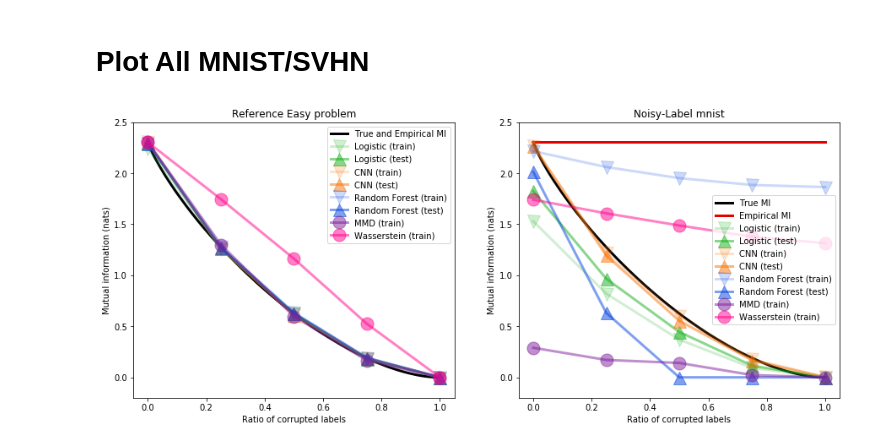
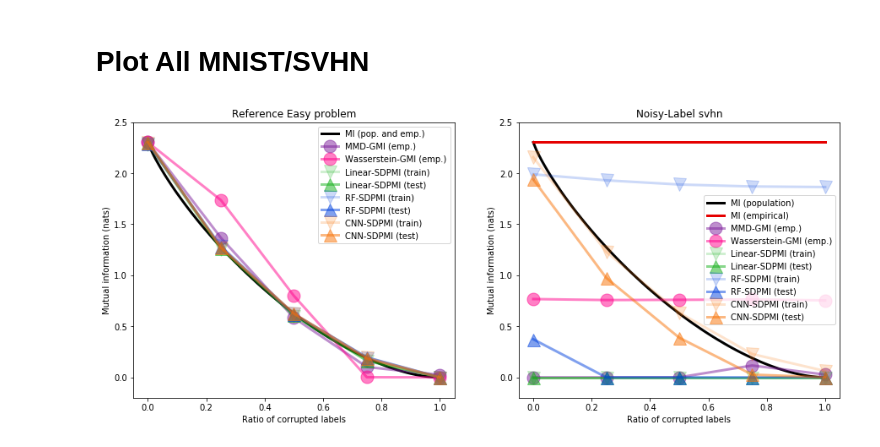
Before and after one commit to gabrielhuang/adversarial-divergence-code, a Jupyter notebook: pmi/pmi mnist.ipynb, the cells around one changed output. Cells and saved outputs as stored; diff of their text form; code cells hidden in the pictures.

```diff
--- a/pmi/pmi mnist.ipynb
+++ b/pmi/pmi mnist.ipynb
@@ -45,8 +45,8 @@ parser.add_argument('--save-model', action='store_true', default=False,
 parser.add_argument('--dataset', required=True, choices=['mnist', 'svhn'], default=False,
                     help='For Saving the current Model')
 
-#args = parser.parse_args(['--dataset', 'svhn'])
-args = parser.parse_args(['--dataset', 'mnist'])
+args = parser.parse_args(['--dataset', 'svhn'])
+#args = parser.parse_args(['--dataset', 'mnist'])
 use_cuda = not args.no_cuda and torch.cuda.is_available()
 
 
@@ -1018,7 +1027,7 @@ def plot_data(data, label, color, marker=None, **kwargs):
 
 def plot_data2(data, label, color, scale=1., marker=None, **kwargs):
     plt.plot(data['corruptions'], scale*np.maximum(data['train'], 0),
-             label='{} (train)'.format(label), markersize=15, color=color,
+             label='{} (emp.)'.format(label), markersize=15, color=color,
              marker='o', alpha=0.5, linewidth=3, **kwargs)#, ls='dashed')
 
 plt.figure(figsize=(15, 6))
@@ -1035,49 +1044,49 @@ alpha = np.linspace(0, 1, 100)
 k = 10
 true_mi = corruption_to_mi(alpha)
 empirical_mi = np.ones_like(alpha)*np.log(10)
-plt.plot(alpha, true_mi, label='True and Empirical MI', color='xkcd:black', linewidth=3)
+plt.plot(alpha, true_mi, label='MI (pop. and emp.)', color='xkcd:black', linewidth=3)
 #plt.plot(alpha,empirical_mi, label='Empirical MI', color='xkcd:red', linewidth=3)
 
-plot_data(torch.load('{}_reference_logistic.pt'.format(args.dataset)), 'Logistic', 'xkcd:green', marker='s')
-plot_data(torch.load('{}_reference_cnn.pt'.format(args.dataset)), 'CNN', 'xkcd:orange', marker=10)
-plot_data(torch.load('{}_reference_rf.pt'.format(args.dataset)), 'Random Forest', 'xkcd:blue', marker=11)
-plot_data2(torch.load('{}_reference_mmd.pt'.format(args.dataset)), 'MMD', 'xkcd:purple', MMD_scaling, marker='o')
-plot_data2(torch.load('{}_reference_wasserstein.pt'.format(args.dataset)), 'Wasserstein', 'xkcd:hot pink', Wasserstein_scaling, marker='o')
+plot_data2(torch.load('{}_reference_mmd.pt'.format(args.dataset)), 'MMD-GMI', 'xkcd:purple', MMD_scaling, marker='o')
+plot_data2(torch.load('{}_reference_wasserstein.pt'.format(args.dataset)), 'Wasserstein-GMI', 'xkcd:hot pink', Wasserstein_scaling, marker='o')
+plot_data(torch.load('{}_reference_logistic.pt'.format(args.dataset)), 'Linear-SDPMI', 'xkcd:green', marker='s')
+plot_data(torch.load('{}_reference_rf.pt'.format(args.dataset)), 'RF-SDPMI', 'xkcd:blue', marker=11)
+plot_data(torch.load('{}_reference_cnn.pt'.format(args.dataset)), 'CNN-SDPMI', 'xkcd:orange', marker=10)
 
 
 plt.title('Reference Easy problem')
 plt.xlabel('Ratio of corrupted labels')
 plt.ylabel('Mutual information (nats)')
 plt.ylim(-0.2, 2.5)
 plt.legend()
 
 
 
 
 plt.subplot(122)
 
 
 # Reference population and empirical
 alpha = np.linspace(0, 1, 100)
 k = 10
 true_mi = corruption_to_mi(alpha)
 empirical_mi = np.ones_like(alpha)*np.log(10)
-plt.plot(alpha, true_mi, label='True MI', color='xkcd:black', linewidth=3)
-plt.plot(alpha,empirical_mi, label='Empirical MI', color='xkcd:red', linewidth=3)
+plt.plot(alpha, true_mi, label='MI (population)', color='xkcd:black', linewidth=3)
+plt.plot(alpha,empirical_mi, label='MI (empirical)', color='xkcd:red', linewidth=3)
 
-plot_data(torch.load('{}_real_logistic.pt'.format(args.dataset)), 'Logistic', 'xkcd:green', marker='s')
-plot_data(torch.load('{}_real_cnn.pt'.format(args.dataset)), 'CNN', 'xkcd:orange', marker=10)
-plot_data(torch.load('{}_real_rf.pt'.format(args.dataset)), 'Random Forest', 'xkcd:blue', marker=11)
-plot_data2(torch.load('{}_real_mmd.pt'.format(args.dataset)), 'MMD', 'xkcd:purple', MMD_scaling, marker='o')
-plot_data2(torch.load('{}_real_wasserstein.pt'.format(args.dataset)), 'Wasserstein', 'xkcd:hot pink', Wasserstein_scaling, marker='o')
+plot_data2(torch.load('{}_real_mmd.pt'.format(args.dataset)), 'MMD-GMI', 'xkcd:purple', MMD_scaling, marker='o')
+plot_data2(torch.load('{}_real_wasserstein.pt'.format(args.dataset)), 'Wasserstein-GMI', 'xkcd:hot pink', Wasserstein_scaling, marker='o')
+plot_data(torch.load('{}_real_logistic.pt'.format(args.dataset)), 'Linear-SDPMI', 'xkcd:green', marker='s')
+plot_data(torch.load('{}_real_rf.pt'.format(args.dataset)), 'RF-SDPMI', 'xkcd:blue', marker=11)
+plot_data(torch.load('{}_real_cnn.pt'.format(args.dataset)), 'CNN-SDPMI', 'xkcd:orange', marker=10)
 
 
 plt.title('Noisy-Label {}'.format(args.dataset))
 plt.xlabel('Ratio of corrupted labels')
 plt.ylabel('Mutual information (nats)')
 plt.ylim(-0.2, 2.5)
 plt.legend()
 
 plt.savefig('pmi_{}.pdf'.format(args.dataset))
 # %% [output]
-[figure, old version]
+[figure, new version]
```
Also changed, not shown: parts of 1 cell of this notebook.
